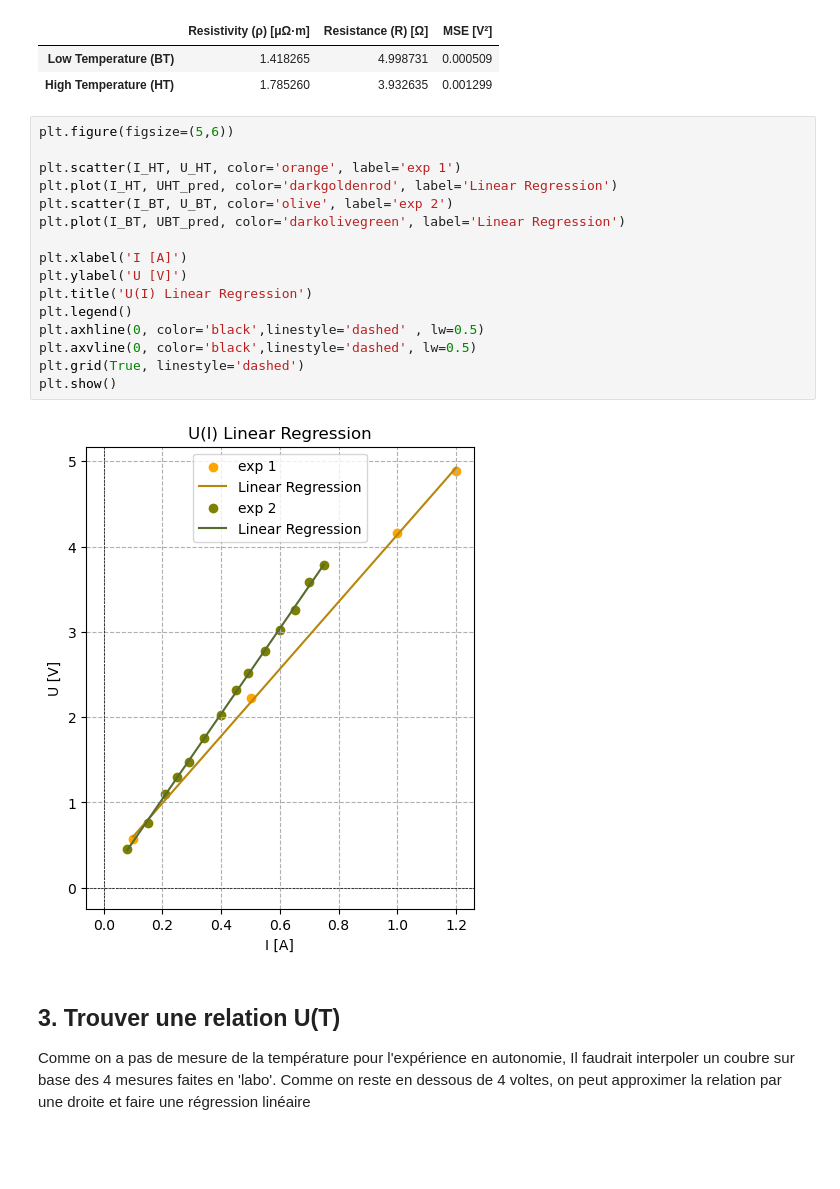
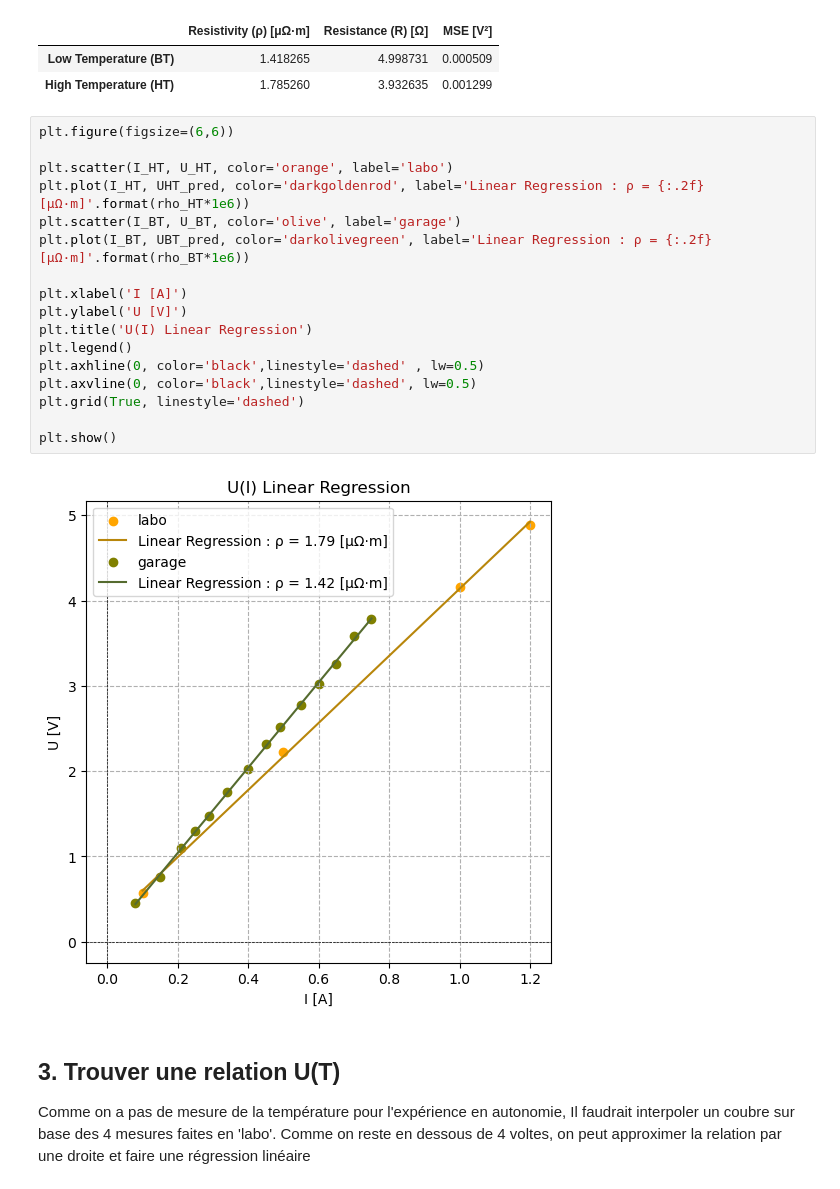
Before and after one commit to rbellens1/ProjetChimie, a Jupyter notebook: Conductivity/rho.ipynb, the cells around one changed output. Saved outputs shown, nothing was run; the diff lists cells and outputs as text; blank space fills up the shorter version.

```diff
--- a/Conductivity/rho.ipynb
+++ b/Conductivity/rho.ipynb
@@ -66,23 +66,24 @@ display(RES_df)
 | Low Temperature (BT) | 1.418265 | 4.998731 | 0.000509 |
 | High Temperature (HT) | 1.785260 | 3.932635 | 0.001299 |
 # %%
-plt.figure(figsize=(5,6))
+plt.figure(figsize=(6,6))
 
-plt.scatter(I_HT, U_HT, color='orange', label='exp 1')
-plt.plot(I_HT, UHT_pred, color='darkgoldenrod', label='Linear Regression')
-plt.scatter(I_BT, U_BT, color='olive', label='exp 2')
-plt.plot(I_BT, UBT_pred, color='darkolivegreen', label='Linear Regression')
+plt.scatter(I_HT, U_HT, color='orange', label='labo')
+plt.plot(I_HT, UHT_pred, color='darkgoldenrod', label='Linear Regression : ρ = {:.2f} [μΩ·m]'.format(rho_HT*1e6))
+plt.scatter(I_BT, U_BT, color='olive', label='garage')
+plt.plot(I_BT, UBT_pred, color='darkolivegreen', label='Linear Regression : ρ = {:.2f} [μΩ·m]'.format(rho_BT*1e6))
 
 plt.xlabel('I [A]')
 plt.ylabel('U [V]')
 plt.title('U(I) Linear Regression')
 plt.legend()
 plt.axhline(0, color='black',linestyle='dashed' , lw=0.5)
 plt.axvline(0, color='black',linestyle='dashed', lw=0.5)
 plt.grid(True, linestyle='dashed')
+
 plt.show()
 # %% [output]
-[figure, old version]
+[figure, new version]
 # %% [markdown]
 ## 3. Trouver une relation U(T)
 
```
Also changed, not shown: 4 other files.
